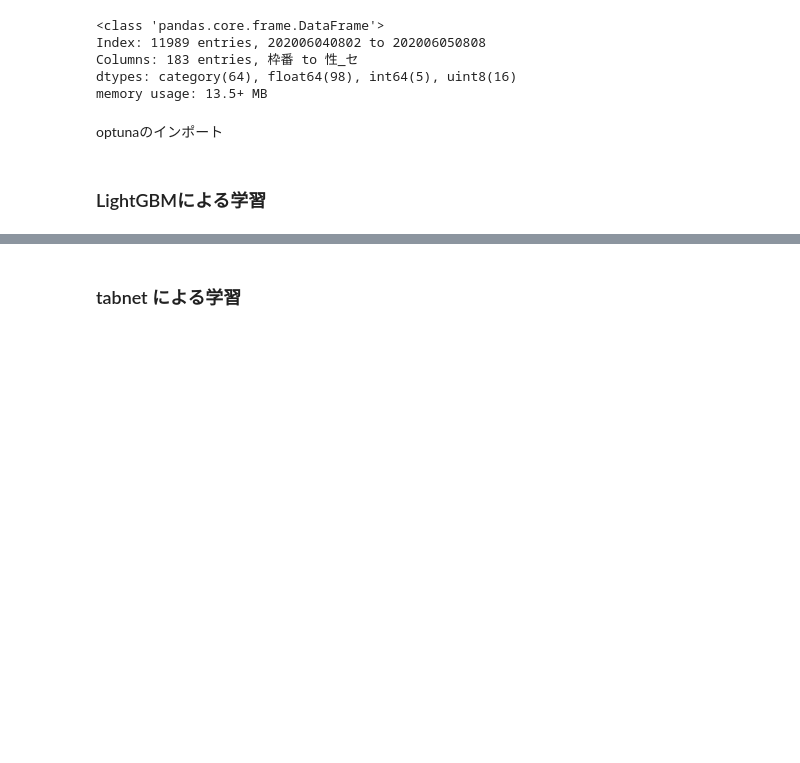
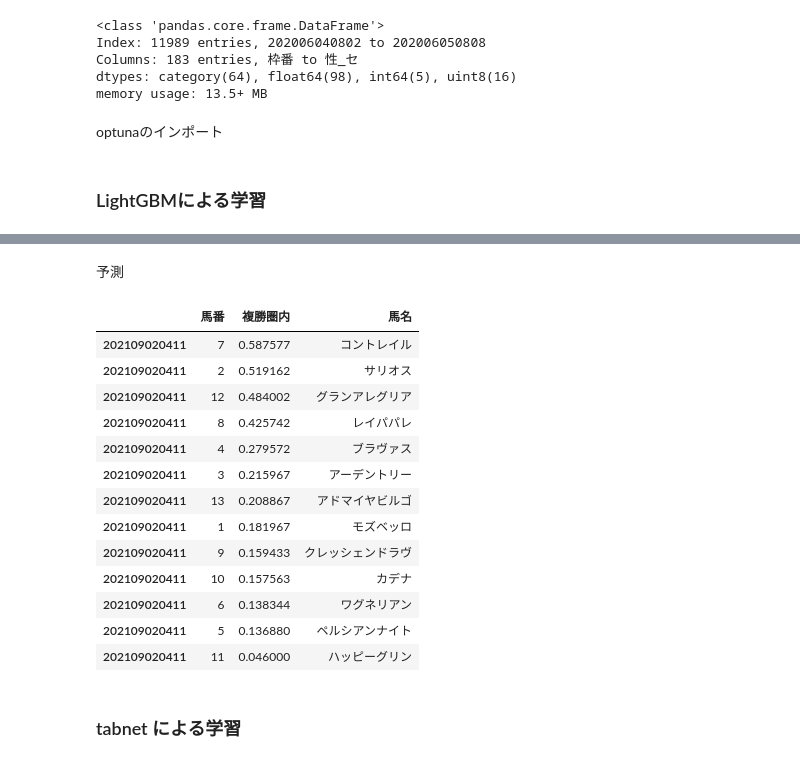
Before and after one commit to aritanaoya/Titanic_Kaggle, a Jupyter notebook: keibaAI.ipynb, the cells around one changed output, grey strips where cells are left out. Saved outputs shown, nothing was run; the diff lists cells and outputs as text; code cells hidden in the pictures; blank space fills up the shorter version.

```diff
--- a/keibaAI.ipynb
+++ b/keibaAI.ipynb
@@ -994,15 +1002,16 @@ tscv = TimeSeriesSplit(n_splits=4)
 # KFoldクラスで分割した回数だけ実行（ここでは4回）
 for tr_idx, va_idx in tscv.split(X_train):
 
-    model = lgb.LGBMClassifier(**lgb_clf_o.params)
-    model.fit(X_train.values, y_train.values)
+    lgbmodel = lgb.LGBMClassifier(**lgb_clf_o.params)
+    lgbmodel.fit(X_train.values, y_train.values)
 
     # val
-    va_pred = model.predict(X_valid)
+    va_pred = lgbmodel.predict(X_valid)
     val.append(va_pred)
 
     #val scoreを計算する
-    logloss = log_loss(y_valid,va_pred)
+    va_pred_proba = lgbmodel.predict_proba(X_valid)
+    logloss = log_loss(y_valid,va_pred_proba)
 
     # Accuracy を計算する
     accuracy = accuracy_score(y_valid,va_pred)
@@ -1022,3 +1049,31 @@ logloss: 7.608404, accuracy:0.779715
+# %% [markdown]
+予測
+# %%
+#馬が勝つ確率を予測
+X = st.data_c.drop(['date'], axis=1)
+pred_proba = lgbmodel.predict_proba(X)
+prob1 = pred_proba[:, 1]
+#予測結果を表に結合
+pred_table = st.data_c[['馬番']].copy()
+pred_table['複勝圏内'] = prob1
+pred_table['馬名']= st.data['馬名']
+#確率が高い順に出力
+pred_table.sort_values('複勝圏内', ascending=False)
+# %% [output]
+|  | 馬番 | 複勝圏内 | 馬名 |
+| 202109020411 | 7 | 0.587577 | コントレイル |
+| 202109020411 | 2 | 0.519162 | サリオス |
+| 202109020411 | 12 | 0.484002 | グランアレグリア |
+| 202109020411 | 8 | 0.425742 | レイパパレ |
+| 202109020411 | 4 | 0.279572 | ブラヴァス |
+| 202109020411 | 3 | 0.215967 | アーデントリー |
+| 202109020411 | 13 | 0.208867 | アドマイヤビルゴ |
+| 202109020411 | 1 | 0.181967 | モズベッロ |
+| 202109020411 | 9 | 0.159433 | クレッシェンドラヴ |
+| 202109020411 | 10 | 0.157563 | カデナ |
+| 202109020411 | 6 | 0.138344 | ワグネリアン |
+| 202109020411 | 5 | 0.136880 | ペルシアンナイト |
+| 202109020411 | 11 | 0.046000 | ハッピーグリン |
 # %% [markdown]
 ### tabnet による学習
 # %%
```
Also changed, not shown: parts of 16 cells of this notebook.
